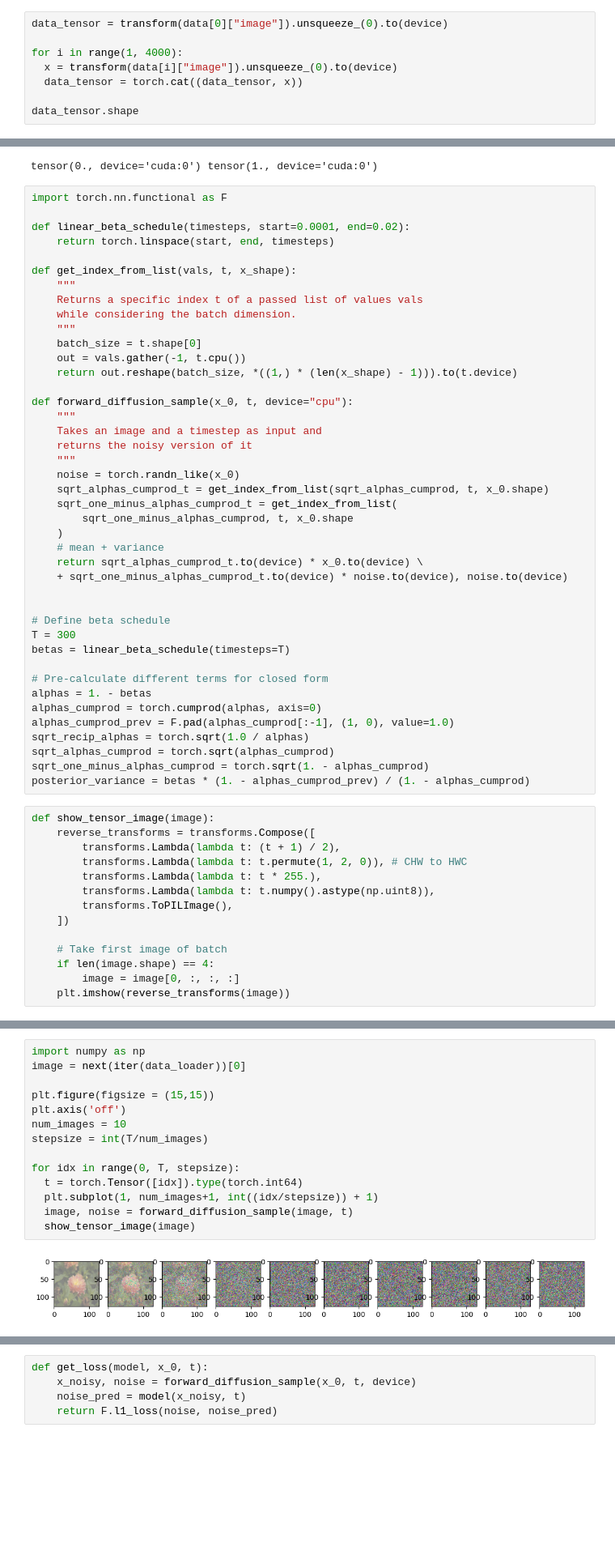
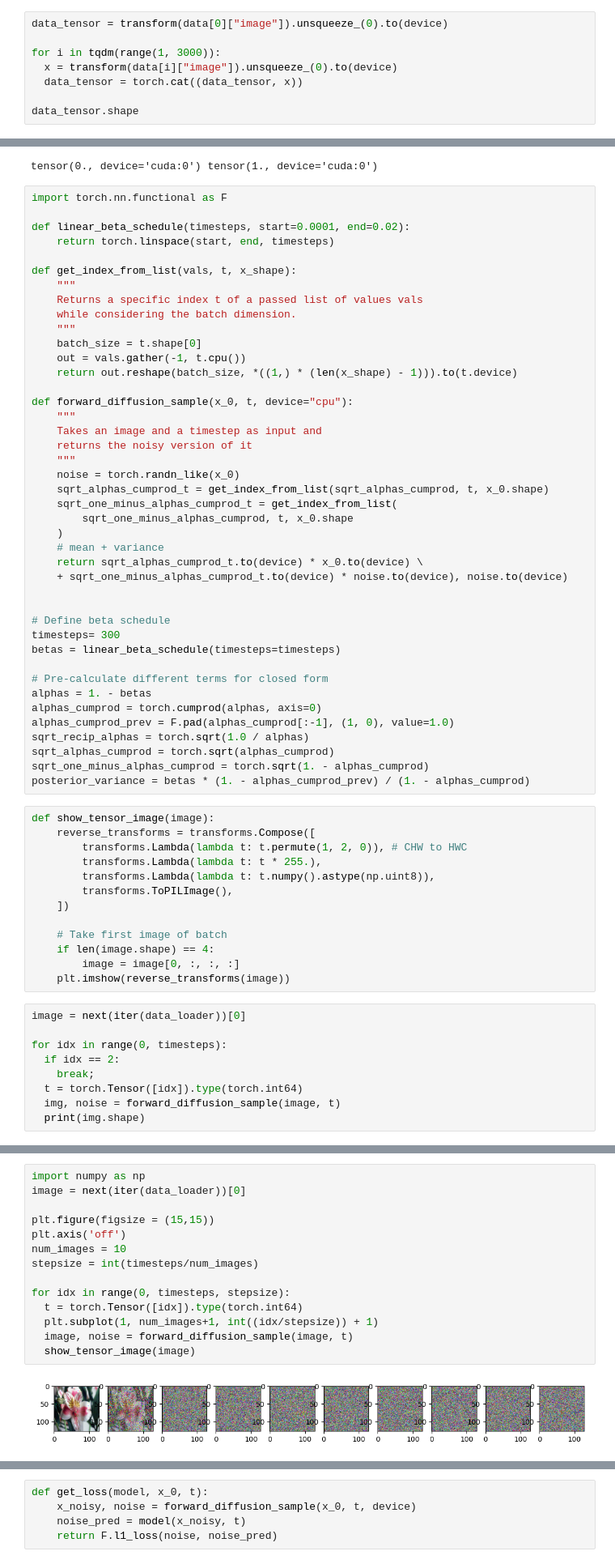
Before and after one commit to sarthakkapoor44/Unconditional-Image-Generation-Using-a-Diffusion-model, a Jupyter notebook: Unconditional_Image_Generation_Using_Diffusion_Models.ipynb, the cells around one changed output, grey strips where cells are left out. Shown at 81% size. Saved outputs shown, nothing was run; the diff lists cells and outputs as text; blank space fills up the shorter version.

```diff
--- a/Unconditional_Image_Generation_Using_Diffusion_Models.ipynb
+++ b/Unconditional_Image_Generation_Using_Diffusion_Models.ipynb
@@ -48,7 +49,7 @@ transform = Compose([
 # %%
 data_tensor = transform(data[0]["image"]).unsqueeze_(0).to(device)
 
-for i in range(1, 4000):
+for i in tqdm(range(1, 3000)):
   x = transform(data[i]["image"]).unsqueeze_(0).to(device)
   data_tensor = torch.cat((data_tensor, x))
 
@@ -97,8 +98,8 @@ def forward_diffusion_sample(x_0, t, device="cpu"):
 
 
 # Define beta schedule
-T = 300
-betas = linear_beta_schedule(timesteps=T)
+timesteps= 300
+betas = linear_beta_schedule(timesteps=timesteps)
 
 # Pre-calculate different terms for closed form
 alphas = 1. - betas
@@ -111,7 +112,6 @@ posterior_variance = betas * (1. - alphas_cumprod_prev) / (1. - alphas_cumprod)
 # %%
 def show_tensor_image(image):
     reverse_transforms = transforms.Compose([
-        transforms.Lambda(lambda t: (t + 1) / 2),
         transforms.Lambda(lambda t: t.permute(1, 2, 0)), # CHW to HWC
         transforms.Lambda(lambda t: t * 255.),
         transforms.Lambda(lambda t: t.numpy().astype(np.uint8)),
@@ -122,3 +122,12 @@ def show_tensor_image(image):
     if len(image.shape) == 4:
         image = image[0, :, :, :]
     plt.imshow(reverse_transforms(image))
+# %%
+image = next(iter(data_loader))[0]
+
+for idx in range(0, timesteps):
+  if idx == 2:
+    break;
+  t = torch.Tensor([idx]).type(torch.int64)
+  img, noise = forward_diffusion_sample(image, t)
+  print(img.shape)
@@ -125,19 +137,19 @@ def show_tensor_image(image):
 # %%
 import numpy as np
 image = next(iter(data_loader))[0]
 
 plt.figure(figsize = (15,15))
 plt.axis('off')
 num_images = 10
-stepsize = int(T/num_images)
+stepsize = int(timesteps/num_images)
 
-for idx in range(0, T, stepsize):
+for idx in range(0, timesteps, stepsize):
   t = torch.Tensor([idx]).type(torch.int64)
   plt.subplot(1, num_images+1, int((idx/stepsize)) + 1)
   image, noise = forward_diffusion_sample(image, t)
   show_tensor_image(image)
 # %% [output]
-[figure, old version]
+[figure, new version]
 # %%
 from torch import nn
 import math
```
Also changed, not shown: parts of 16 cells of this notebook.
